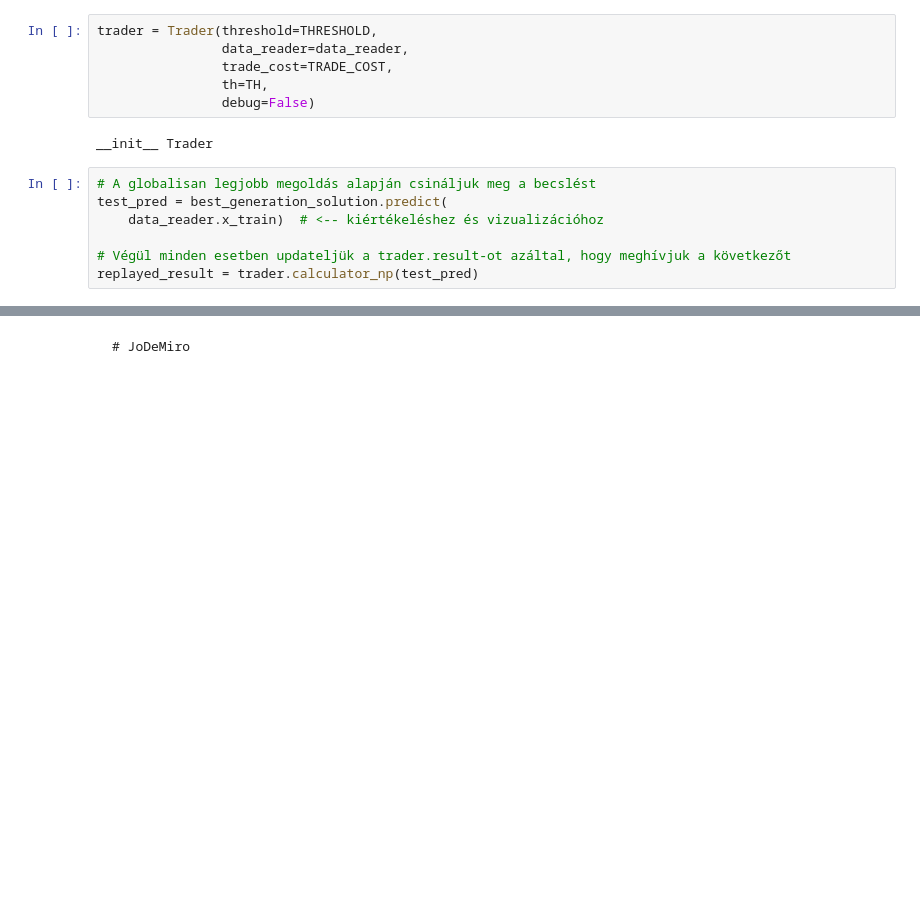
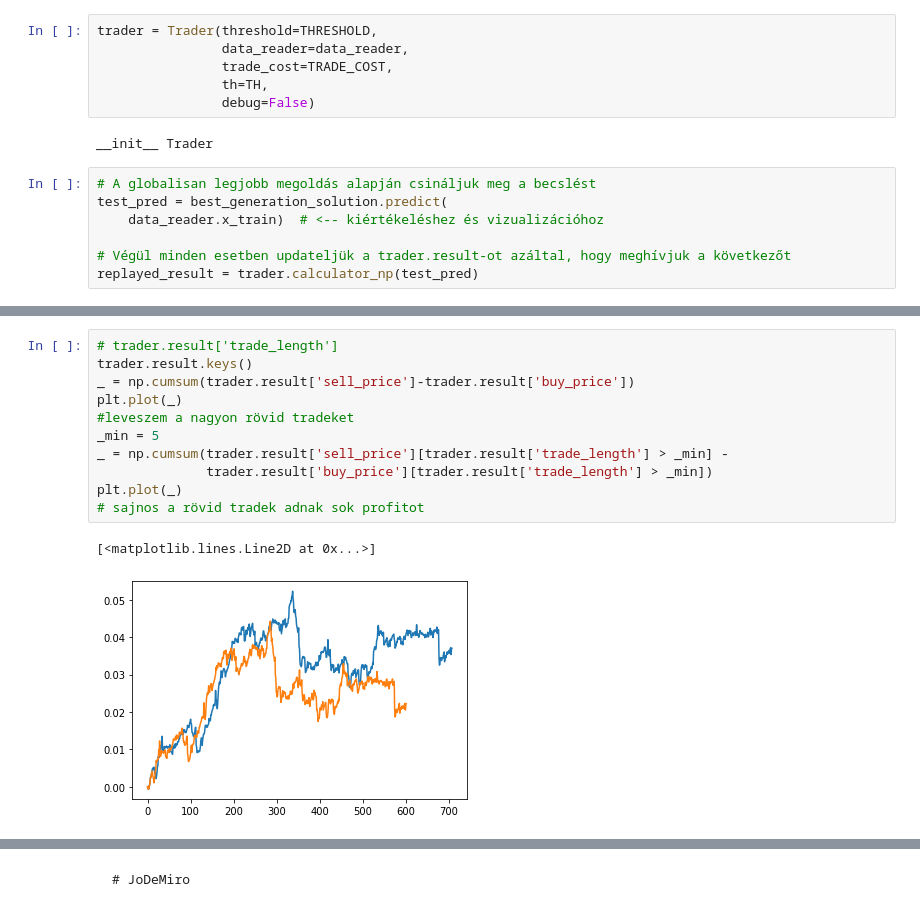
Before and after one commit to JoDeMiro/SACI2022, a Jupyter notebook: SACI2022K_013.ipynb, the cells around one changed output, grey strips where cells are left out. Drawn from its saved outputs; the diff is of its cells as text; blank space fills up the shorter version.

```diff
--- a/SACI2022K_013.ipynb
+++ b/SACI2022K_013.ipynb
@@ -2203,0 +2217,14 @@ plot_trade_adv(trader, trader_signal=test_pred, window=trader.window, _from=0, _
+# %%
+# trader.result['trade_length']
+trader.result.keys()
+_ = np.cumsum(trader.result['sell_price']-trader.result['buy_price'])
+plt.plot(_)
+#leveszem a nagyon rövid tradeket
+_min = 5
+_ = np.cumsum(trader.result['sell_price'][trader.result['trade_length'] > _min] -
+              trader.result['buy_price'][trader.result['trade_length'] > _min])
+plt.plot(_)
+# sajnos a rövid tradek adnak sok profitot
+# %% [output]
+[<matplotlib.lines.Line2D at 0x...>]
+[figure, added]
```
Also changed, not shown: parts of 24 cells of this notebook.
